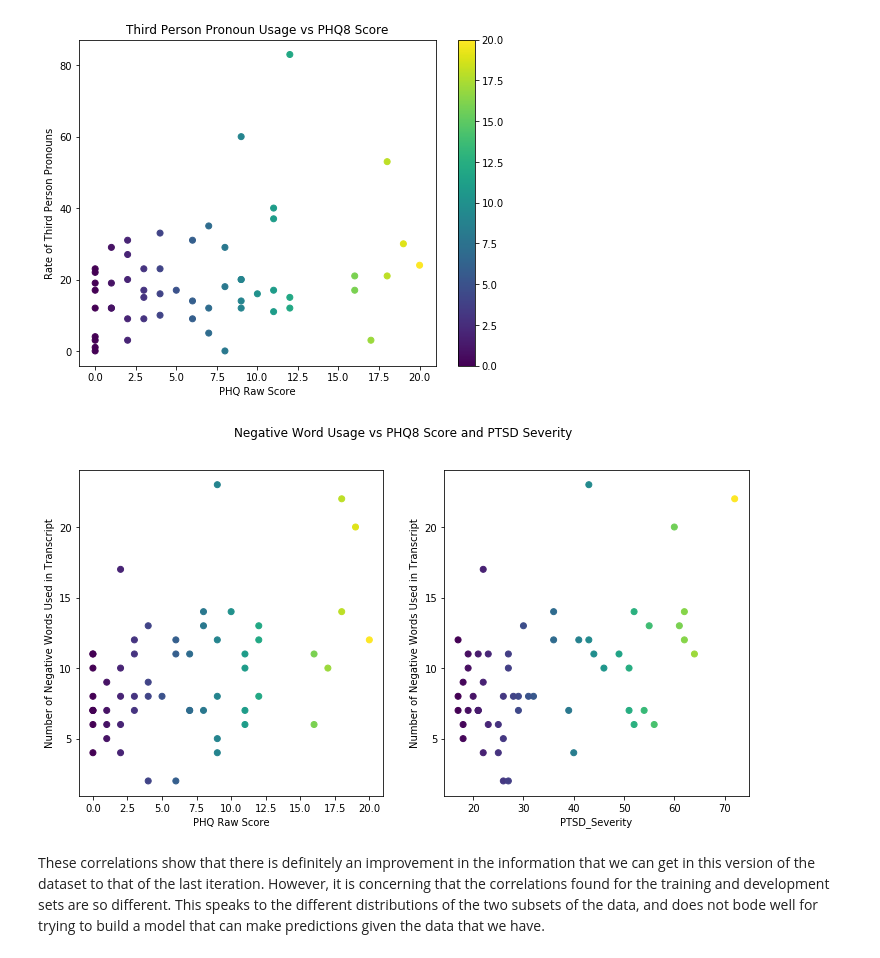
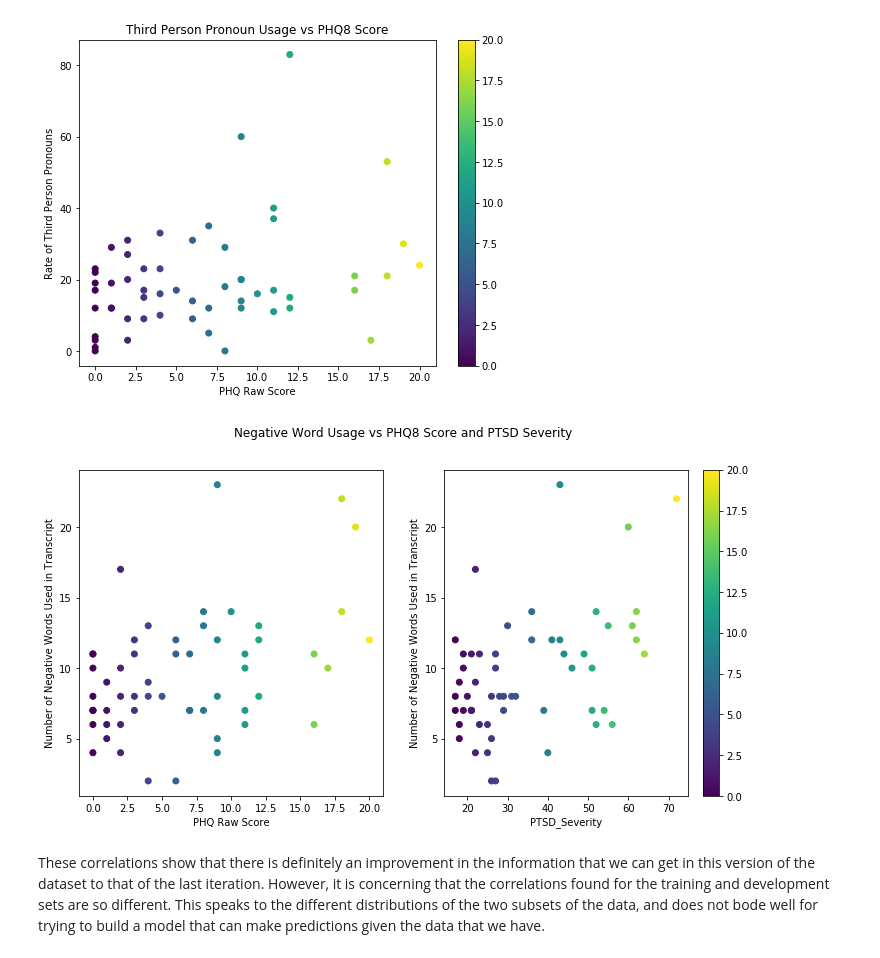
Before and after one commit to Jakidxav/DAIC_WOZ_NLP, a Jupyter notebook: avec/training_scripts/feature_selection_eda.ipynb, the cells around one changed output. Drawn from its saved outputs; the diff is of its cells as text; code cells hidden in the pictures.

Commit message:
fixing processing method error that was the result of not reading in the training set positive and negative words csv correctly; adding colorbar to final plot of the notebook

```diff
--- a/avec/training_scripts/feature_selection_eda.ipynb
+++ b/avec/training_scripts/feature_selection_eda.ipynb
@@ -78,7 +78,7 @@ def concat_features(features, scores, time, pos_neg):
     features = pd.concat([features, scores], axis=1)
 
     #drop identifying columns
-    features_subset = features.drop(['id', 'Participant_ID'], axis=1)
+    features_subset = features.drop(['id', 'part_num', 'Participant_ID'], axis=1)
 
     return features_subset
 # %%
@@ -86,9 +86,6 @@ def concat_features(features, scores, time, pos_neg):
 train_features = concat_features(features_train, scores_train, time_train, pos_neg_train)
 dev_features = concat_features(features_dev, scores_dev, time_dev, pos_neg_dev)
 
-#dev features have additional 'part_num' column that needs to be removed
-dev_features = dev_features.drop(['part_num'], axis=1)
-
 #now create correlation matrices
 corr_train = train_features.corr()
 corr_dev = dev_features.corr()
@@ -202,19 +199,20 @@ plt.show()
 [figure]
 # %%
 fig, ax = plt.subplots(1, 2, figsize=(12, 6))
-ax[0].scatter(dev_features.PHQ_Score, dev_features.num_neg, c=dev_features.PHQ_Score)
+plot = ax[0].scatter(dev_features.PHQ_Score, dev_features.num_neg, c=dev_features.PHQ_Score)
 ax[0].set_xlabel('PHQ Raw Score')
 ax[0].set_ylabel('Number of Negative Words Used in Transcript')
 
 ax[1].scatter(dev_features.PTSD_Severity, dev_features.num_neg, c=dev_features.PTSD_Severity)
 ax[1].set_xlabel('PTSD_Severity')
 ax[1].set_ylabel('Number of Negative Words Used in Transcript')
 
 plt.suptitle('Negative Word Usage vs PHQ8 Score and PTSD Severity')
 
-plt.savefig('dev_set_corr_negativeWords.pdf', type='pdf', bbox_inches='tight')
-#plt.show()
+fig.colorbar(plot)
+
+plt.show()
 # %% [output]
-[figure, old version]
+[figure, new version]
 # %% [markdown]
 These correlations show that there is definitely an improvement in the information that we can get in this version of the dataset to that of the last iteration. However, it is concerning that the correlations found for the training and development sets are so different. This speaks to the different distributions of the two subsets of the data, and does not bode well for trying to build a model that can make predictions given the data that we have.
```
Also changed, not shown: parts of 4 cells of this notebook.
